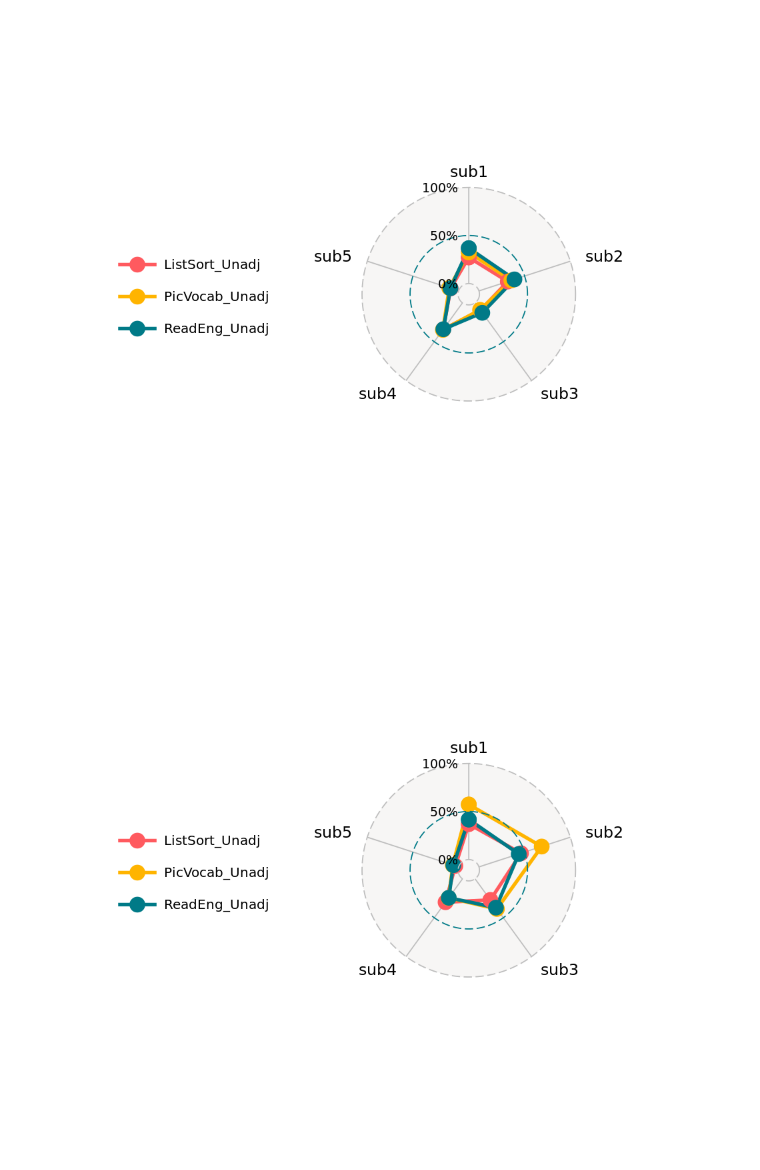
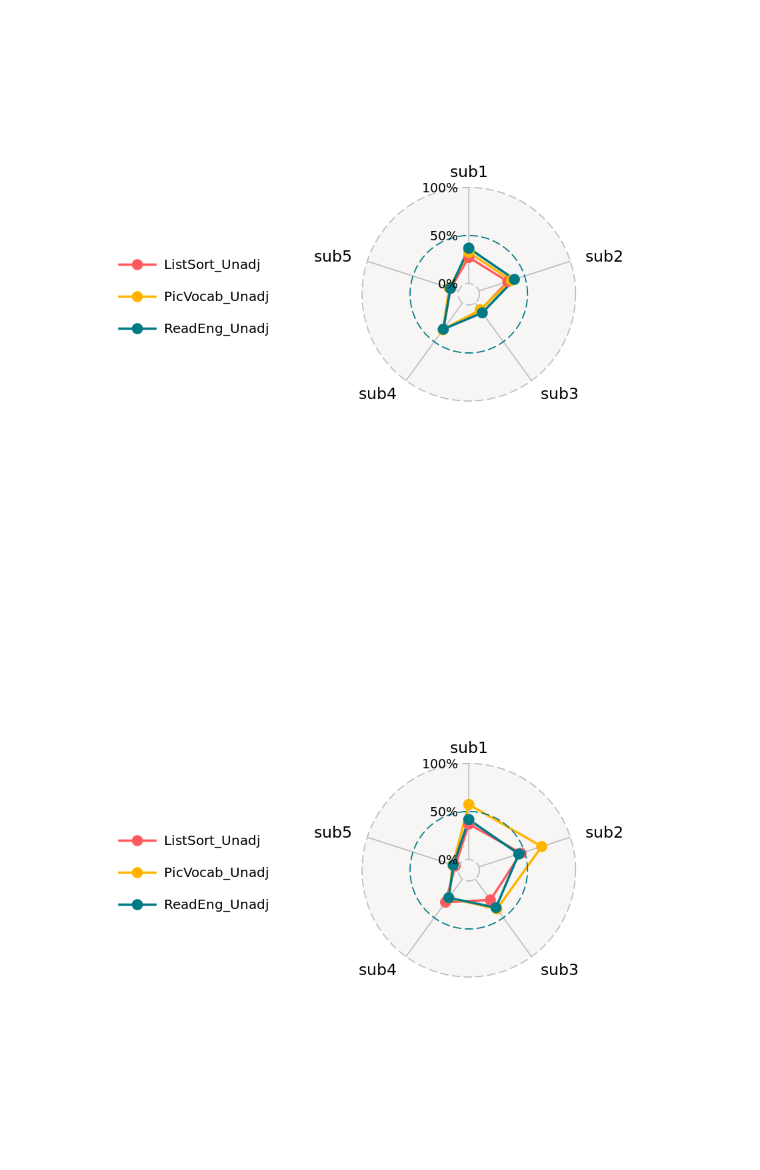
Before and after one commit to SIMEXP/hcp, a Jupyter notebook: hcp_association_subtypes_language_exp2.ipynb, the cells around one changed output. Cells and saved outputs as stored; diff of their text form; code cells hidden in the pictures.

```diff
--- a/hcp_association_subtypes_language_exp2.ipynb
+++ b/hcp_association_subtypes_language_exp2.ipynb
@@ -2,0 +11,3 @@
+# %%
+%matplotlib inline
+sns.set(color_codes=True)
@@ -38,11 +80,12 @@ image_math
 # %%
 # plot R2 radar math
 image_story=ggradar(MyData_story, grid.min = 0,
-  grid.mid = 0.05, grid.max = 0.1, axis.label.size = 5, grid.label.size = 5 ,legend.text.size =5) +
+  grid.mid = 0.05, grid.max = 0.1, axis.label.size = 5, grid.label.size = 5 ,legend.text.size =5,
+                    group.line.width = 1,group.point.size = 4) +
   theme(legend.text = element_text(size = 12))
 image_story
 # %% [output]
-[figure, old version]
+[figure, new version]
 # %%
 setwd("/home/yassinebha/Drive/HCP/subtypes_scores/26-10-2016/subtype_5_spm_LANGUAGE_01-Feb-2017/associations/")
 setwd("/home/yassinebha/Drive/HCP/subtypes_scores/26-10-2016/subtype_5_spm_LANGUAGE_01-Feb-2017/associations/")
```
Also changed, not shown: parts of 6 cells of this notebook, 1 other file.
